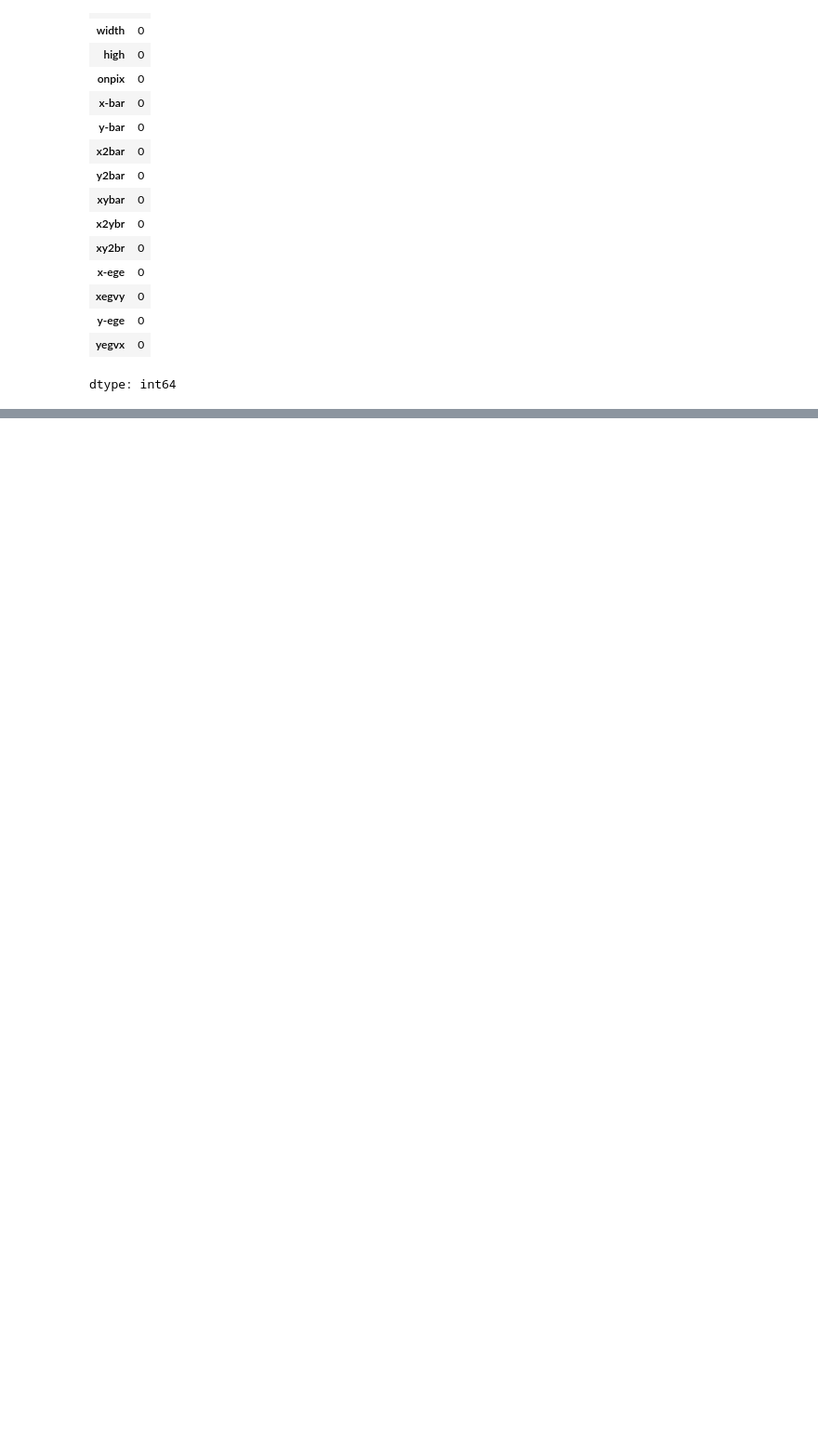
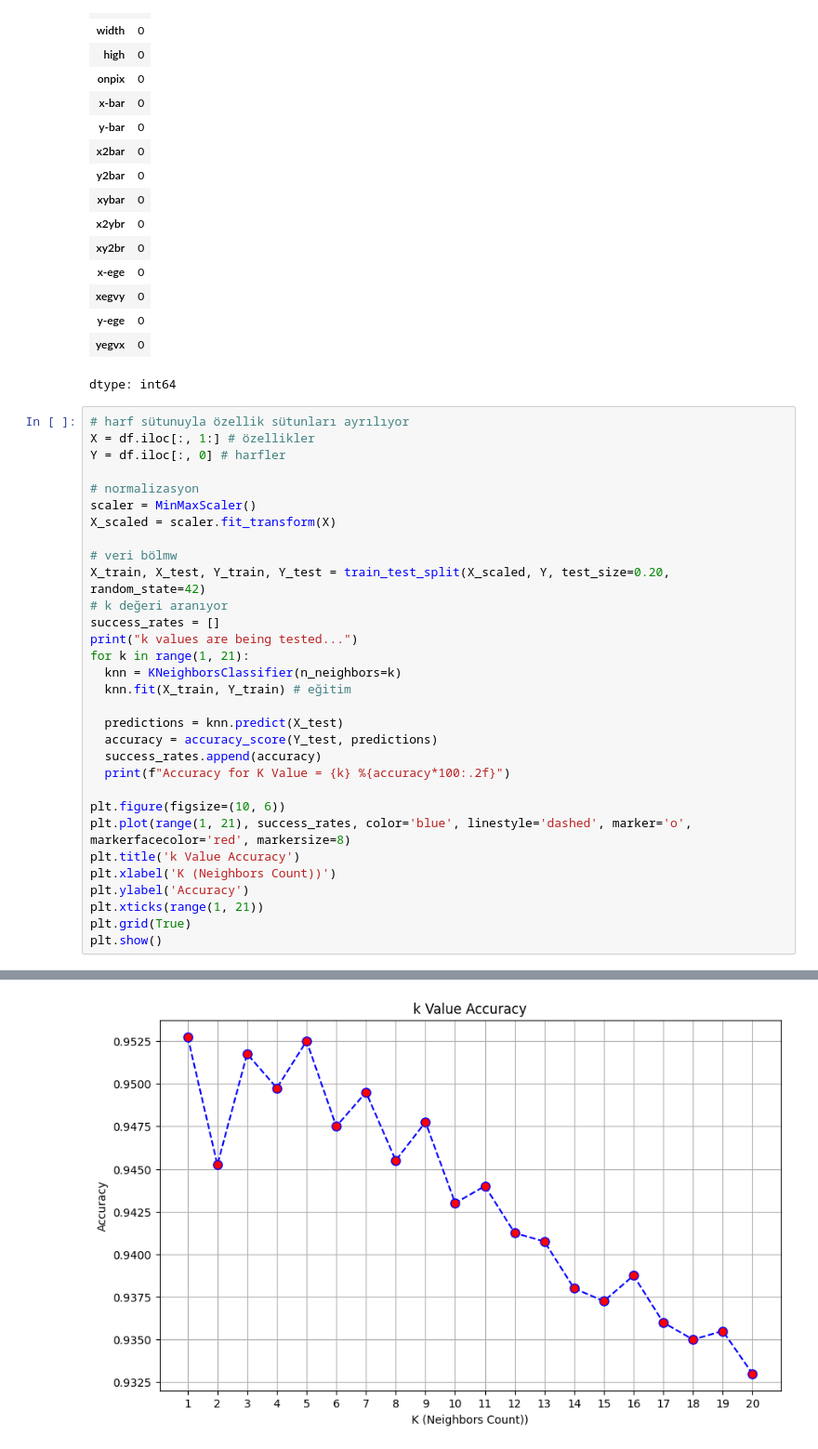
Before and after one commit to DilaraKardas/letterRecognitionDataSetAnalysis, a Jupyter notebook: letterRecognitionDataSetAnalysis.ipynb, the cells around one changed output, grey strips where cells are left out. Shown at 93% size. Cells and saved outputs as stored; diff of their text form; blank space fills up the shorter version.

```diff
--- a/letterRecognitionDataSetAnalysis.ipynb
+++ b/letterRecognitionDataSetAnalysis.ipynb
@@ -82,3 +93,35 @@ df.isnull().sum()
 | y-ege | 0 |
 | yegvx | 0 |
 dtype: int64
+# %%
+# harf sütunuyla özellik sütunları ayrılıyor
+X = df.iloc[:, 1:] # özellikler
+Y = df.iloc[:, 0] # harfler
+
+# normalizasyon
+scaler = MinMaxScaler()
+X_scaled = scaler.fit_transform(X)
+
+# veri bölmw
+X_train, X_test, Y_train, Y_test = train_test_split(X_scaled, Y, test_size=0.20, random_state=42)
+# k değeri aranıyor
+success_rates = []
+print("k values are being tested...")
+for k in range(1, 21):
+  knn = KNeighborsClassifier(n_neighbors=k)
+  knn.fit(X_train, Y_train) # eğitim
+
+  predictions = knn.predict(X_test)
+  accuracy = accuracy_score(Y_test, predictions)
+  success_rates.append(accuracy)
+  print(f"Accuracy for K Value = {k} %{accuracy*100:.2f}")
+
+plt.figure(figsize=(10, 6))
+plt.plot(range(1, 21), success_rates, color='blue', linestyle='dashed', marker='o', markerfacecolor='red', markersize=8)
+plt.title('k Value Accuracy')
+plt.xlabel('K (Neighbors Count))')
+plt.ylabel('Accuracy')
+plt.xticks(range(1, 21))
+plt.grid(True)
+plt.show()
+# %% [output]
@@ -84,0 +145 @@ dtype: int64
+[figure, added]
```
Also changed, not shown: parts of 5 cells of this notebook.
